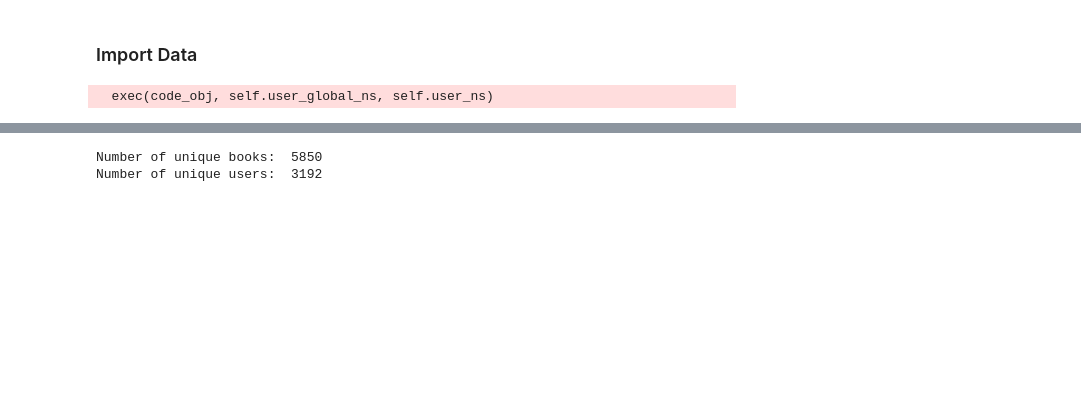
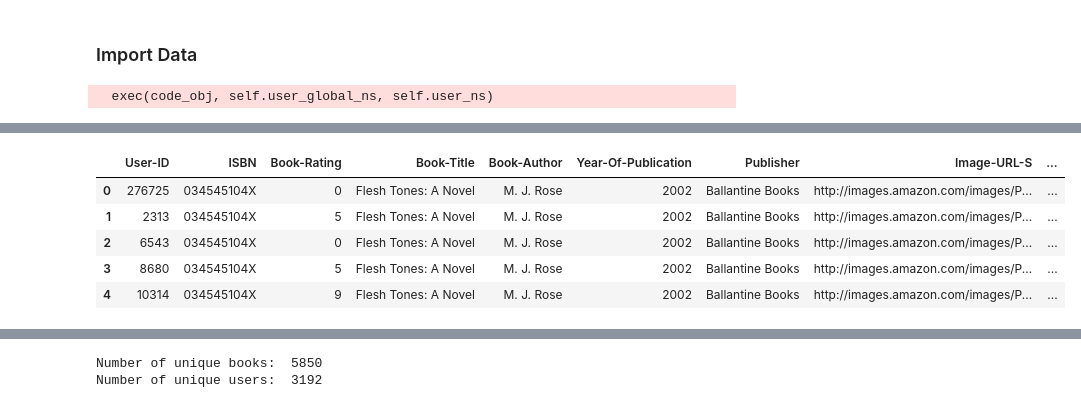
Before and after one commit to ZCW-Data2-2/FinalProject, a Jupyter notebook: samplecase/sample2.ipynb, the cells around one changed output, grey strips where cells are left out. Cells and saved outputs as stored; diff of their text form; code cells hidden in the pictures; blank space fills up the shorter version.

```diff
--- a/samplecase/sample2.ipynb
+++ b/samplecase/sample2.ipynb
@@ -24,5 +54,14 @@ b'Skipping line 209388: expected 8 fields, saw 9\nSkipping line 220626: expected
 # %%
 book_rating = pd.merge(rating, book, on='ISBN')
+# %%
+book_rating.head()
+# %% [output]
+|  | User-ID | ISBN | Book-Rating | Book-Title | Book-Author | Year-Of-Publication | Publisher | Image-URL-S | ... |
+| 0 | 276725 | 034545104X | 0 | Flesh Tones: A Novel | M. J. Rose | 2002 | Ballantine Books | http://images.amazon.com/images/P... | ... |
+| 1 | 2313 | 034545104X | 5 | Flesh Tones: A Novel | M. J. Rose | 2002 | Ballantine Books | http://images.amazon.com/images/P... | ... |
+| 2 | 6543 | 034545104X | 0 | Flesh Tones: A Novel | M. J. Rose | 2002 | Ballantine Books | http://images.amazon.com/images/P... | ... |
+| 3 | 8680 | 034545104X | 5 | Flesh Tones: A Novel | M. J. Rose | 2002 | Ballantine Books | http://images.amazon.com/images/P... | ... |
+| 4 | 10314 | 034545104X | 9 | Flesh Tones: A Novel | M. J. Rose | 2002 | Ballantine Books | http://images.amazon.com/images/P... | ... |
 # %%
 cols = ['Year-Of-Publication', 'Publisher', 'Book-Author', 'Image-URL-S', 'Image-URL-M', 'Image-URL-L']
 # %%
```
Also changed, not shown: parts of 11 cells of this notebook, 5 other files.
